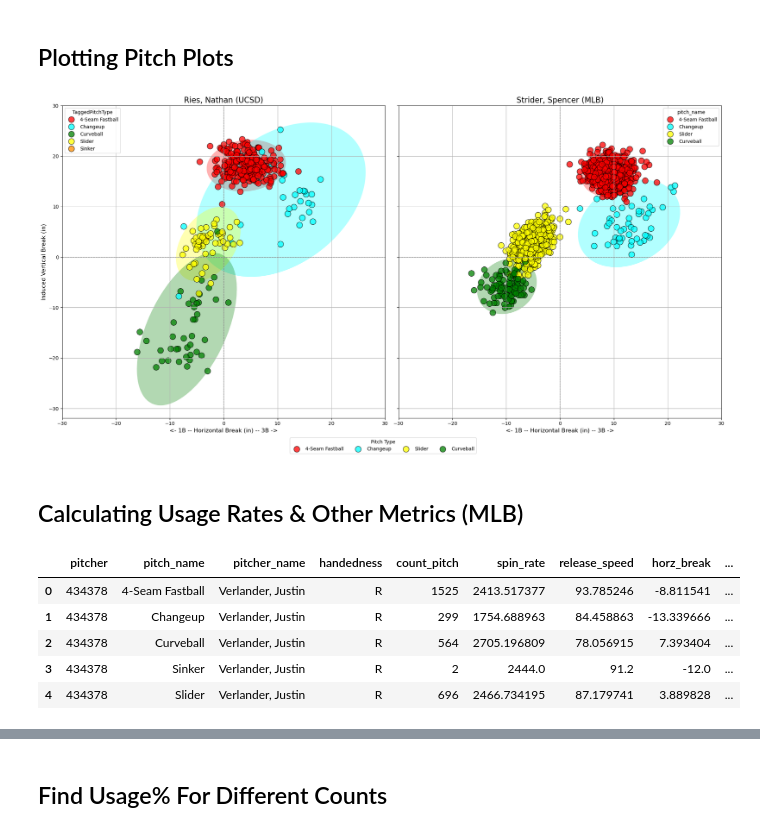
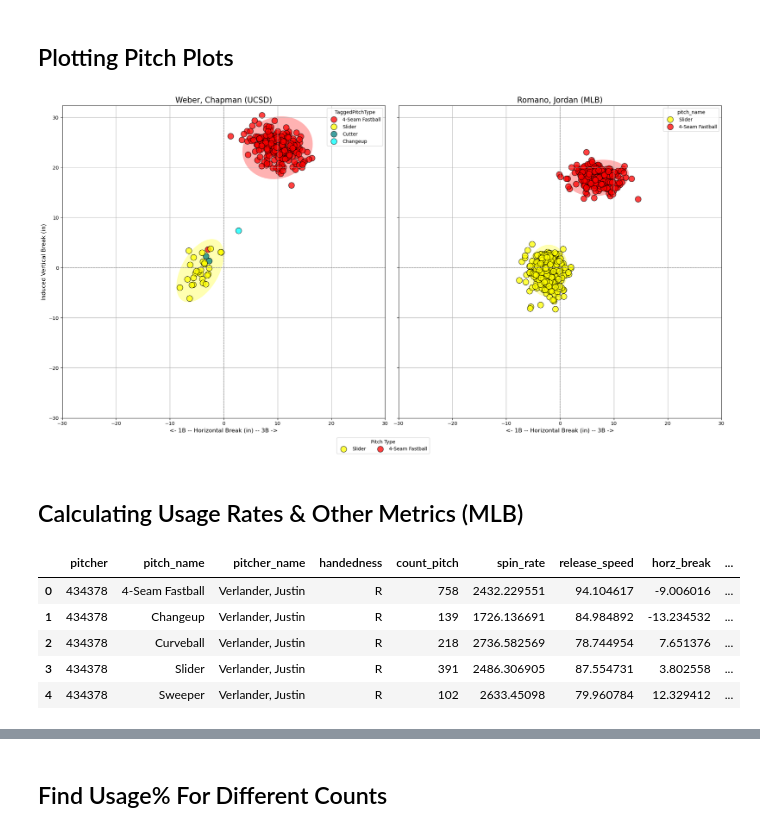
Before and after one commit to jackkalsched/UCSD_Baseball_25, a Jupyter notebook: Pitching/mlb arsenal comparisons/big_league_comparison.ipynb, the cells around one changed output, grey strips where cells are left out. Drawn from its saved outputs; the diff is of its cells as text; code cells hidden in the pictures.

```diff
--- a/Pitching/mlb arsenal comparisons/big_league_comparison.ipynb
+++ b/Pitching/mlb arsenal comparisons/big_league_comparison.ipynb
@@ -28,7 +28,7 @@ warnings.filterwarnings("ignore")
 # Loading in the Data
 # %%
 ## the code below to run the data takes like 5 1/2 min to run but we get 4 years worth of data
-start_date = '2024-03-01'
+start_date = '2025-03-01'
 end_date = '2025-08-01'
 
 statcast_data = pyb.statcast(start_date, end_date)
@@ -378,7 +377,7 @@ def encode_handedness(row):
     return row
 
 mlb_vectors_withhand = mlb_vectors_withhand.apply(encode_handedness, axis = 1).copy().drop_duplicates(subset = 'pitcher_name').sort_values(by = 'count_pitch', ascending = False)
-mlb_vectors_withhand = mlb_vectors_withhand[mlb_vectors_withhand['count_pitch'] > 70]
+mlb_vectors_withhand = mlb_vectors_withhand[mlb_vectors_withhand['count_pitch'] > 25]
 ucsd_vectors_withhand = ucsd_vectors_withhand.apply(encode_handedness, axis = 1).copy().drop_duplicates(subset = 'pitcher')
 display(mlb_vectors_withhand)
 # %% [output]
@@ -642,46 +643,46 @@ def compare_pitchers(ucsd_pitcher, mlb_pitcher, trackman, statcast_data):
     mlb_df['pfx_z'] = mlb_df['pfx_z'] * 12
     mlb_df['pfx_x'] = mlb_df['pfx_x'] * (-12)
     mlb_df = mlb_df.dropna(subset=['pitch_name'])
     ax2 = axes[1]
     sns.scatterplot(
         data=mlb_df, x='pfx_x', y='pfx_z',
         hue='pitch_name', palette=color_map,
         edgecolor='black', s=150, alpha=0.75, ax=ax2, zorder=1
     )
     for pitch_type, color in color_map.items():
         group = mlb_df[mlb_df['pitch_name'] == pitch_type]
         coords = group[['pfx_x', 'pfx_z']].dropna().to_numpy()
         draw_ellipse(coords, ax2, color)
 
     ax2.set_title(f"{mlb_pitcher} (MLB)", fontsize=16)
     ax2.set_xlabel("<- 1B -- Horizontal Break (in) -- 3B ->", fontsize=12)
     ax2.set_ylabel("Induced Vertical Break (in)", fontsize=12)
     ax2.axhline(0, color='gray', linestyle='--', linewidth=1)
     ax2.axvline(0, color='gray', linestyle='--', linewidth=1)
     ax2.set_xticks(range(-30, 31, 10))
     ax2.set_yticks(range(-30, 31, 10))
     ax2.grid(True)
 
     handles, labels = ax2.get_legend_handles_labels()
     fig.legend(handles, labels, title='Pitch Type', loc='lower center', ncol=6, bbox_to_anchor=(0.5, -0.05))
     plt.tight_layout()
     plt.show()
 
 
-compare_pitchers('Ries, Nathan', 'Strider, Spencer', trackman, statcast_data)
+compare_pitchers('Weber, Chapman', 'Romano, Jordan', trackman, statcast_data)
 # %% [output]
-[figure, old version]
+[figure, new version]
 # %% [markdown]
 ## Calculating Usage Rates & Other Metrics (MLB)
 # %%
 mlb_pitchers.head()
 # %% [output]
 |  | pitcher | pitch_name | pitcher_name | handedness | count_pitch | spin_rate | release_speed | horz_break | ... |
-| 0 | 434378 | 4-Seam Fastball | Verlander, Justin | R | 1525 | 2413.517377 | 93.785246 | -8.811541 | ... |
-| 1 | 434378 | Changeup | Verlander, Justin | R | 299 | 1754.688963 | 84.458863 | -13.339666 | ... |
-| 2 | 434378 | Curveball | Verlander, Justin | R | 564 | 2705.196809 | 78.056915 | 7.393404 | ... |
-| 3 | 434378 | Sinker | Verlander, Justin | R | 2 | 2444.0 | 91.2 | -12.0 | ... |
-| 4 | 434378 | Slider | Verlander, Justin | R | 696 | 2466.734195 | 87.179741 | 3.889828 | ... |
+| 0 | 434378 | 4-Seam Fastball | Verlander, Justin | R | 758 | 2432.229551 | 94.104617 | -9.006016 | ... |
+| 1 | 434378 | Changeup | Verlander, Justin | R | 139 | 1726.136691 | 84.984892 | -13.234532 | ... |
+| 2 | 434378 | Curveball | Verlander, Justin | R | 218 | 2736.582569 | 78.744954 | 7.651376 | ... |
+| 3 | 434378 | Slider | Verlander, Justin | R | 391 | 2486.306905 | 87.554731 | 3.802558 | ... |
+| 4 | 434378 | Sweeper | Verlander, Justin | R | 102 | 2633.45098 | 79.960784 | 12.329412 | ... |
 # %%
 total_pitches = mlb_pitchers.groupby(['pitcher_name'])[['count_pitch']].sum().reset_index()
 total_pitches = total_pitches.rename(columns = {'count_pitch': 'total_pitches'})
```
Also changed, not shown: parts of 14 cells of this notebook, 4 other files.
